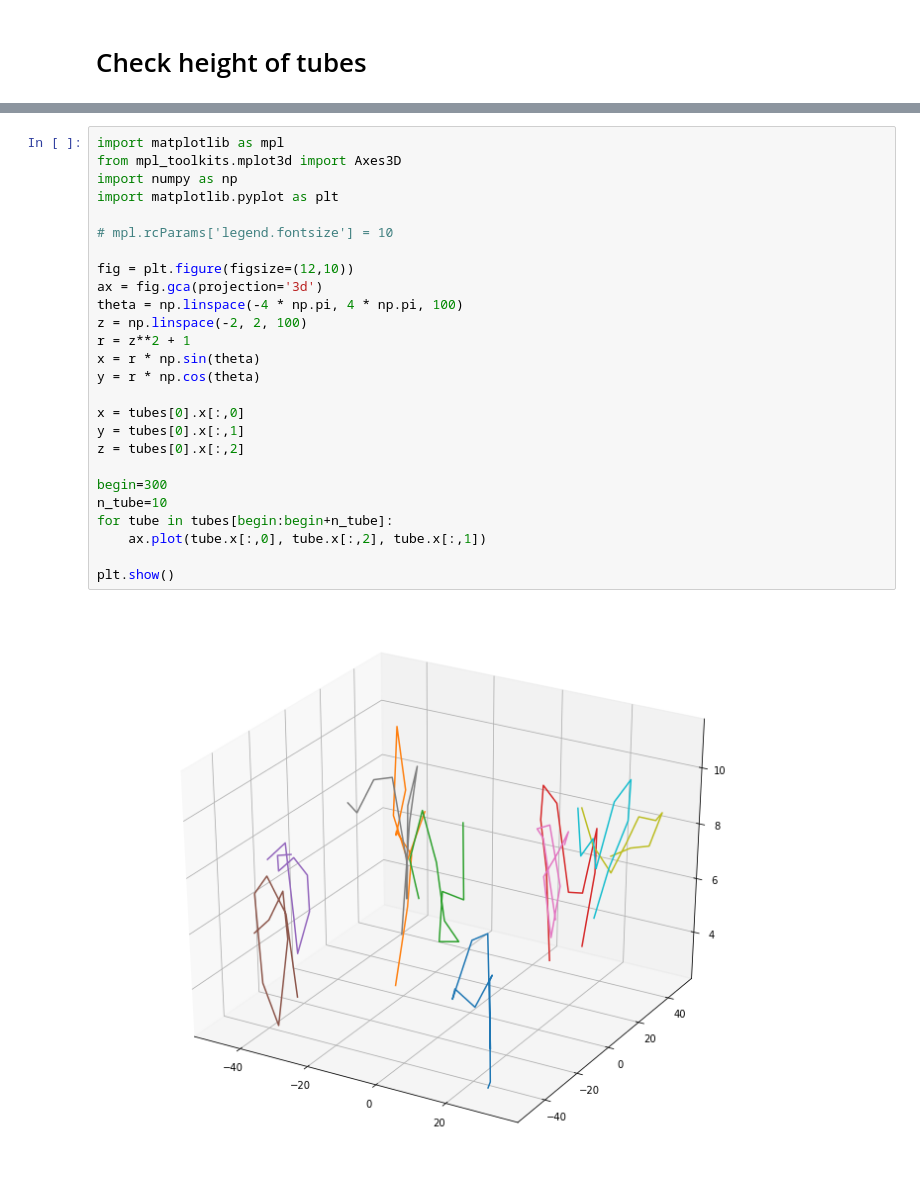
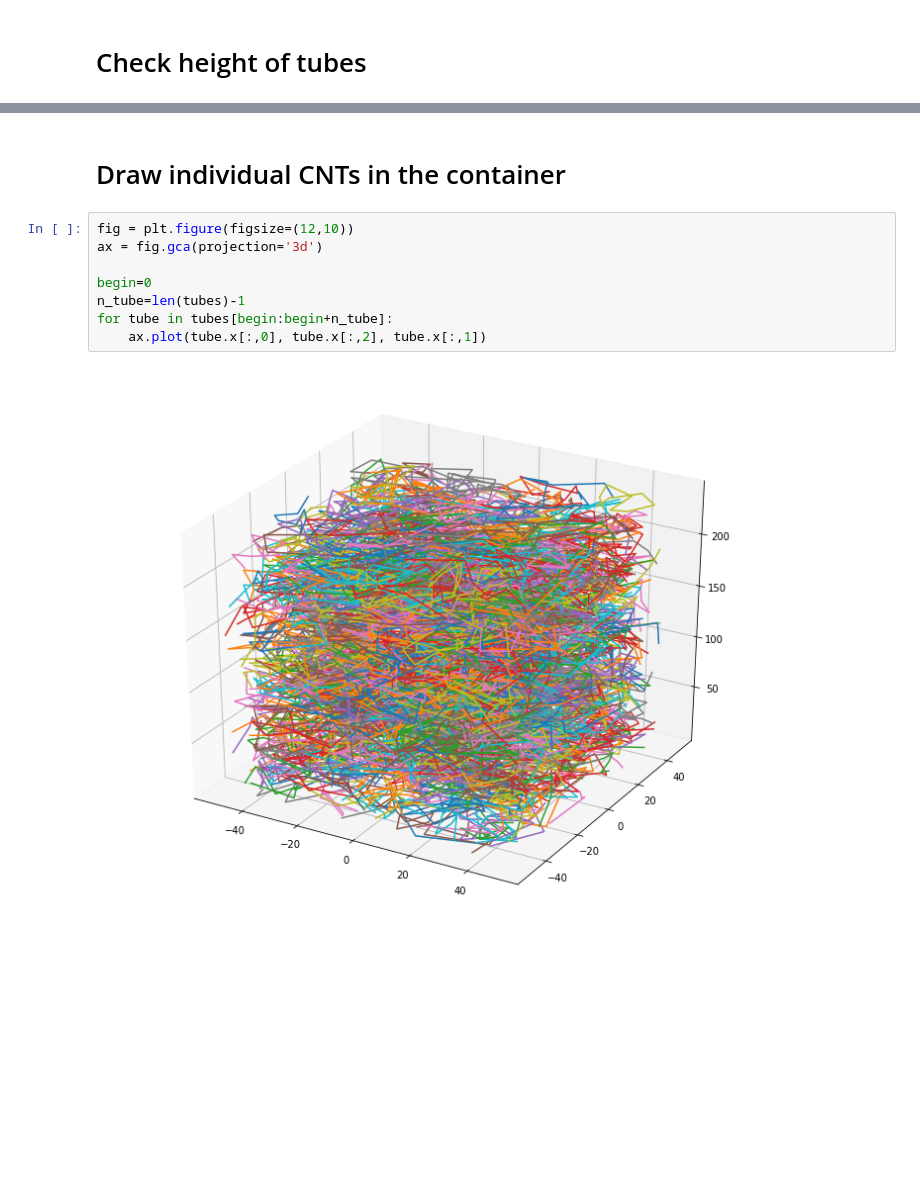
Before and after one commit to amirhosseindavoody/carbon_nanotube_mesh, a Jupyter notebook: visualization_and_validation.ipynb, the cells around one changed output, grey strips where cells are left out. Cells and saved outputs as stored; diff of their text form; blank space fills up the shorter version.

```diff
--- a/visualization_and_validation.ipynb
+++ b/visualization_and_validation.ipynb
@@ -74,28 +66,12 @@ ax.tick_params(labelsize=20)
-# %%
-import matplotlib as mpl
-from mpl_toolkits.mplot3d import Axes3D
-import numpy as np
-import matplotlib.pyplot as plt
-
-# mpl.rcParams['legend.fontsize'] = 10
-
-fig = plt.figure(figsize=(12,10))
-ax = fig.gca(projection='3d')
-theta = np.linspace(-4 * np.pi, 4 * np.pi, 100)
-z = np.linspace(-2, 2, 100)
-r = z**2 + 1
-x = r * np.sin(theta)
-y = r * np.cos(theta)
-
-x = tubes[0].x[:,0]
-y = tubes[0].x[:,1]
-z = tubes[0].x[:,2]
-
-begin=300
-n_tube=10
-for tube in tubes[begin:begin+n_tube]:
-    ax.plot(tube.x[:,0], tube.x[:,2], tube.x[:,1])
-
-plt.show()
-# %% [output]
-[figure, removed]
+# %% [markdown]
+# Draw individual CNTs in the container
+# %%
+fig = plt.figure(figsize=(12,10))
+ax = fig.gca(projection='3d')
+
+begin=0
+n_tube=len(tubes)-1
+for tube in tubes[begin:begin+n_tube]:
+    ax.plot(tube.x[:,0], tube.x[:,2], tube.x[:,1])
+# %% [output]
+[figure, added]
```
Also changed, not shown: parts of 3 cells of this notebook, 2 other files.
